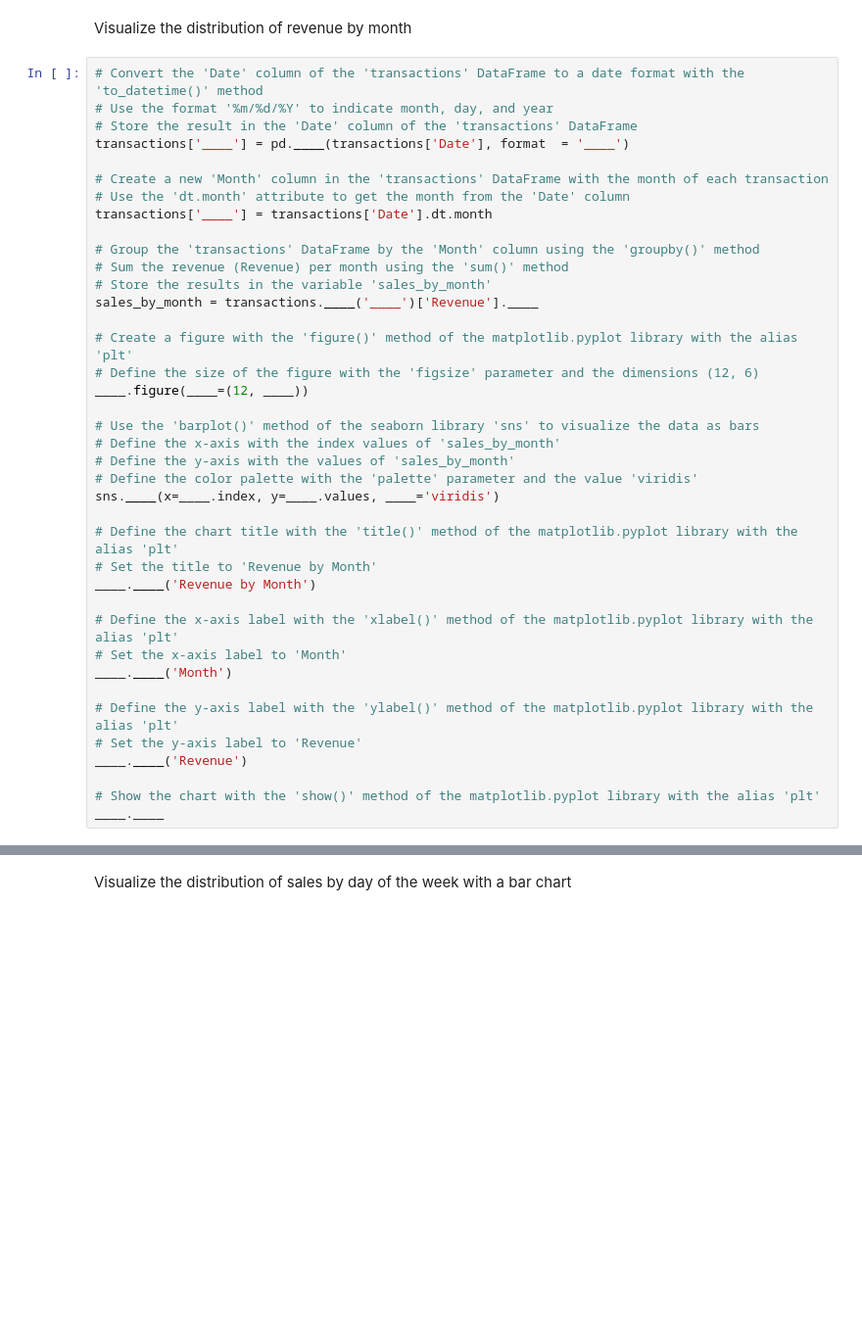
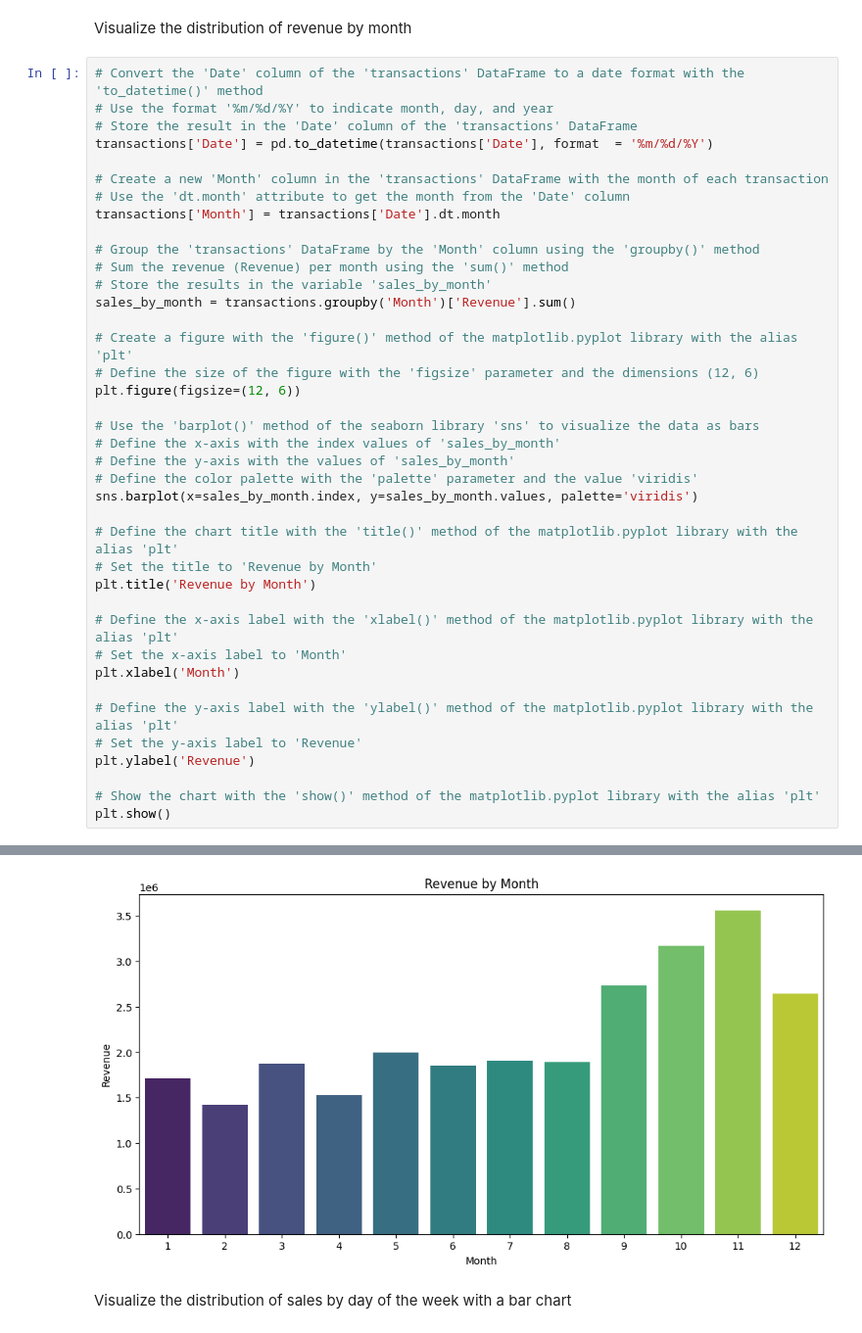
Before and after one commit to darioecheverria/MCD_03_fundamentosIA, a Jupyter notebook: actividad2/Assignment - Outlier handling and group operations for e-commerce transactions.ipynb, the cells around one changed output, grey strips where cells are left out. Shown at 98% size. Drawn from its saved outputs; the diff is of its cells as text; blank space fills up the shorter version.

```diff
--- a/actividad2/Assignment - Outlier handling and group operations for e-commerce transactions.ipynb
+++ b/actividad2/Assignment - Outlier handling and group operations for e-commerce transactions.ipynb
@@ -279,38 +312,39 @@ Visualize the distribution of revenue by month
 # Convert the 'Date' column of the 'transactions' DataFrame to a date format with the 'to_datetime()' method
 # Use the format '%m/%d/%Y' to indicate month, day, and year
 # Store the result in the 'Date' column of the 'transactions' DataFrame
-transactions['____'] = pd.____(transactions['Date'], format  = '____')
+transactions['Date'] = pd.to_datetime(transactions['Date'], format  = '%m/%d/%Y')
 
 # Create a new 'Month' column in the 'transactions' DataFrame with the month of each transaction
 # Use the 'dt.month' attribute to get the month from the 'Date' column
-transactions['____'] = transactions['Date'].dt.month
+transactions['Month'] = transactions['Date'].dt.month
 
 # Group the 'transactions' DataFrame by the 'Month' column using the 'groupby()' method
 # Sum the revenue (Revenue) per month using the 'sum()' method
 # Store the results in the variable 'sales_by_month'
-sales_by_month = transactions.____('____')['Revenue'].____
+sales_by_month = transactions.groupby('Month')['Revenue'].sum()
 
 # Create a figure with the 'figure()' method of the matplotlib.pyplot library with the alias 'plt'
 # Define the size of the figure with the 'figsize' parameter and the dimensions (12, 6)
-____.figure(____=(12, ____))
+plt.figure(figsize=(12, 6))
 
 # Use the 'barplot()' method of the seaborn library 'sns' to visualize the data as bars
 # Define the x-axis with the index values of 'sales_by_month'
 # Define the y-axis with the values of 'sales_by_month'
 # Define the color palette with the 'palette' parameter and the value 'viridis'
-sns.____(x=____.index, y=____.values, ____='viridis')
+sns.barplot(x=sales_by_month.index, y=sales_by_month.values, palette='viridis')
 
 # Define the chart title with the 'title()' method of the matplotlib.pyplot library with the alias 'plt'
 # Set the title to 'Revenue by Month'
-____.____('Revenue by Month')
+plt.title('Revenue by Month')
 
 # Define the x-axis label with the 'xlabel()' method of the matplotlib.pyplot library with the alias 'plt'
 # Set the x-axis label to 'Month'
-____.____('Month')
+plt.xlabel('Month')
 
 # Define the y-axis label with the 'ylabel()' method of the matplotlib.pyplot library with the alias 'plt'
 # Set the y-axis label to 'Revenue'
-____.____('Revenue')
+plt.ylabel('Revenue')
 
 # Show the chart with the 'show()' method of the matplotlib.pyplot library with the alias 'plt'
-____.____
+plt.show()
+# %% [output]
@@ -317,3 +354,4 @@ ____.____
+[figure, added]
 # %% [markdown]
 Visualize the distribution of sales by day of the week with a bar chart
 # %%
```
Also changed, not shown: parts of 6 cells of this notebook.
